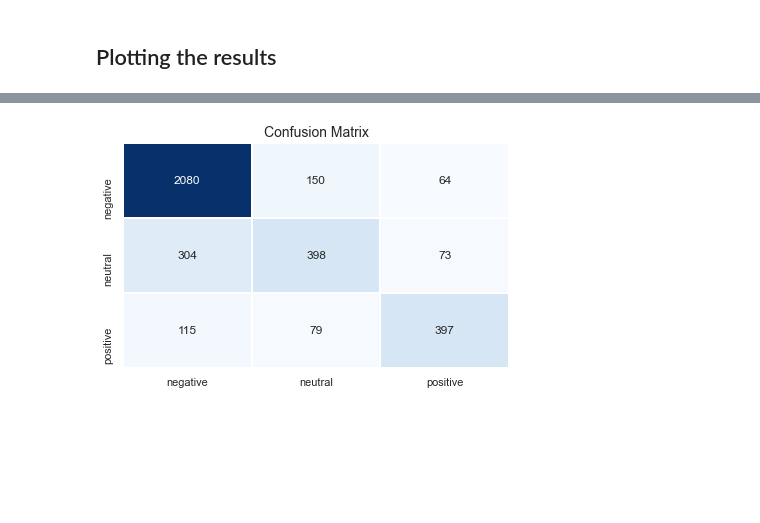
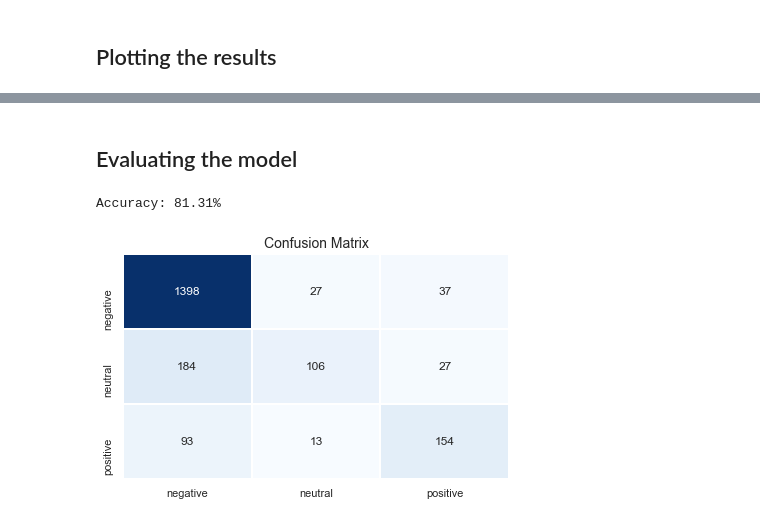
Before and after one commit to Geilson-Araujo/twitter_us_airline_sentiment-, a Jupyter notebook: airline_sentiment_analysis.ipynb, the cells around one changed output, grey strips where cells are left out. Drawn from its saved outputs; the diff is of its cells as text; code cells hidden in the pictures; blank space fills up the shorter version.

```diff
--- a/airline_sentiment_analysis.ipynb
+++ b/airline_sentiment_analysis.ipynb
@@ -493,7 +544,7 @@ weighted avg       0.76      0.77      0.76      3660
 # Parse the GloVe word-embeddings file
 embeddings_index = {}
 
-with open('glove.twitter.27B.100d.txt', 'r', encoding='utf-8') as f:
+with open('glove.twitter.27B.200d.txt', 'r', encoding='utf-8') as f:
     for line in f:
         values = line.split()
         word   = values[0]
@@ -501,11 +552,11 @@ with open('glove.twitter.27B.100d.txt', 'r', encoding='utf-8') as f:
         embeddings_index[word] = coefs
 
 print(f'Found {len(embeddings_index)} word vectors.')
-print('---')
+print('---\n')
 
 # Prepare the GloVe word-embeddings matrix
 vocab_size    = len(word_index) + 1
-embedding_dim = 100
+embedding_dim = 200
 
 embeddings_matrix = np.zeros((vocab_size, embedding_dim))
 
@@ -514,7 +565,7 @@ for word, i in word_index.items():
     if embedding_vector is not None:
         embeddings_matrix[i] = embedding_vector
 
-print(f'Embeddings matrix dimensions: {embeddings_matrix.shape}')
+print(f'Embeddings matrix dimensions: {embeddings_matrix.shape[0]} rows and {embeddings_matrix.shape[1]} columns')
 # %% [output]
 Found 1193514 word vectors.
 ---
@@ -609,0 +741,22 @@ Accuracy: 78.55%
+# %%
+np.random.seed(0)
+tf.random.set_seed(0)
+tf.keras.backend.clear_session()
+
+classifier = tf.keras.models.Sequential([
+             tf.keras.layers.Embedding(vocab_size, embedding_dim,
+                                       input_length=X_train_padded.shape[1],
+                                       weights=[embeddings_matrix],
+                                       trainable=False),
+
+             tf.keras.layers.Bidirectional(tf.keras.layers.LSTM(embedding_dim, dropout=0.30, recurrent_dropout=0.30)),
+
+             tf.keras.layers.Dense(128, activation='relu'),
+             tf.keras.layers.Dense(3, activation='softmax'),
+])
+
+classifier.compile(optimizer=tf.keras.optimizers.Adam(learning_rate=1e-2),
+                   loss='sparse_categorical_crossentropy',
+                   metrics=['accuracy'])
+
+classifier.summary()
@@ -609,0 +780,12 @@ Accuracy: 78.55%
+# %%
+%%time
+history =classifier.fit(
+    X_train_padded,
+    y_train,
+    batch_size=64,
+    epochs=100,
+    callbacks=callbacks,
+    validation_split=0.2,
+    class_weight=class_weight_, # dealing with imbalanced data
+    workers=4,
+    use_multiprocessing=True);
@@ -612,18 +838,25 @@ Accuracy: 78.55%
+# %% [markdown]
+## Evaluating the model
+# %%
+loss, accuracy = classifier.evaluate(X_test_padded, y_test, verbose=0)
+print(f'Accuracy: {accuracy:.2%}')
+# %% [output]
+Accuracy: 81.31%
 # %%
-preds = model.predict(X_test_padded, batch_size=256).argmax(axis=1)
+preds = classifier.predict(X_test_padded, batch_size=512).argmax(axis=1)
 
 sns.heatmap(confusion_matrix(y_test, preds),
             cmap='Blues',
             annot=True,
             fmt='d',
             linewidths=1,
             cbar=False,
             xticklabels=target_names,
             yticklabels=target_names)
 plt.title('Confusion Matrix', fontsize=14)
 plt.tight_layout();
 # %% [output]
-[figure, old version]
+[figure, new version]
 # %%
 print(classification_report(y_test, preds, target_names=target_names))
 # %% [output]
```
Also changed, not shown: parts of 67 cells of this notebook, 2 other files.
